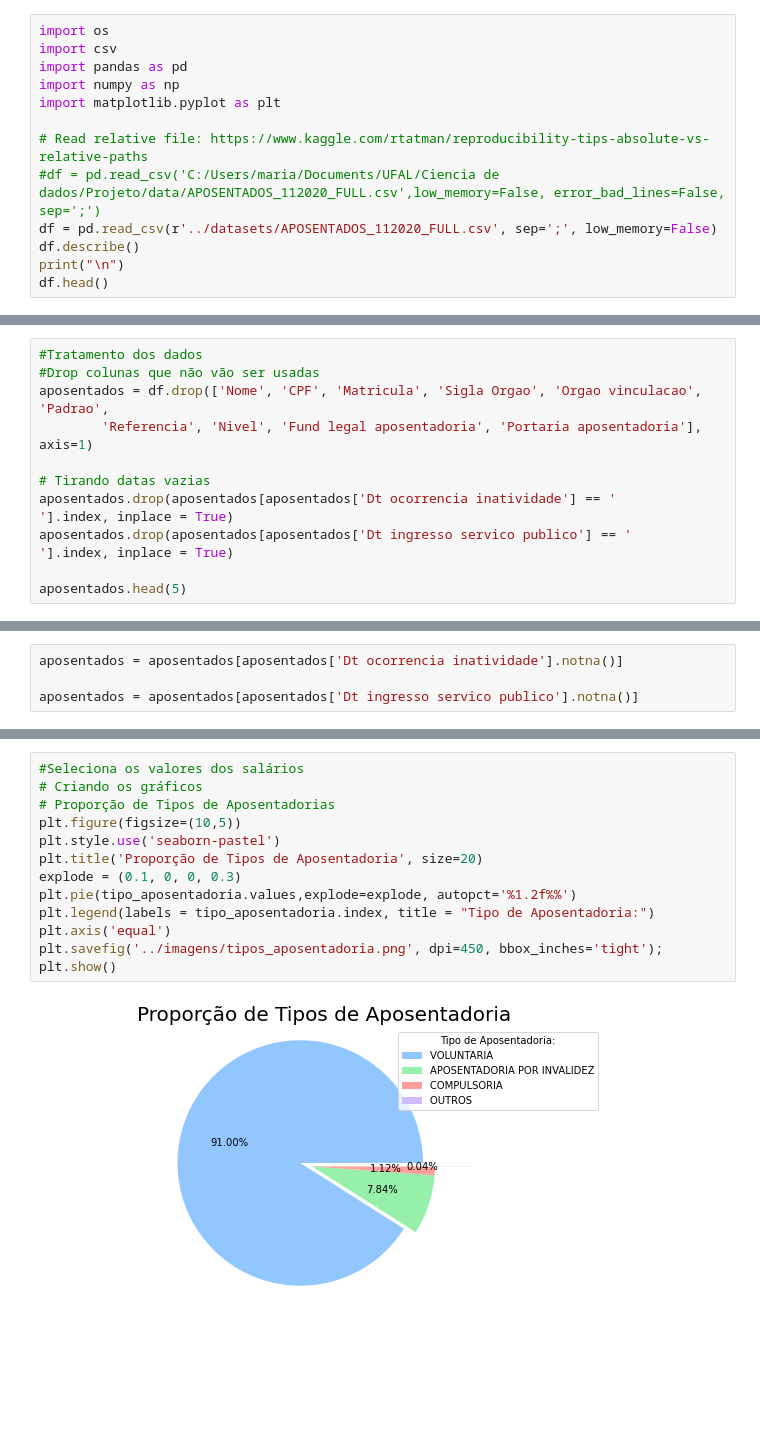
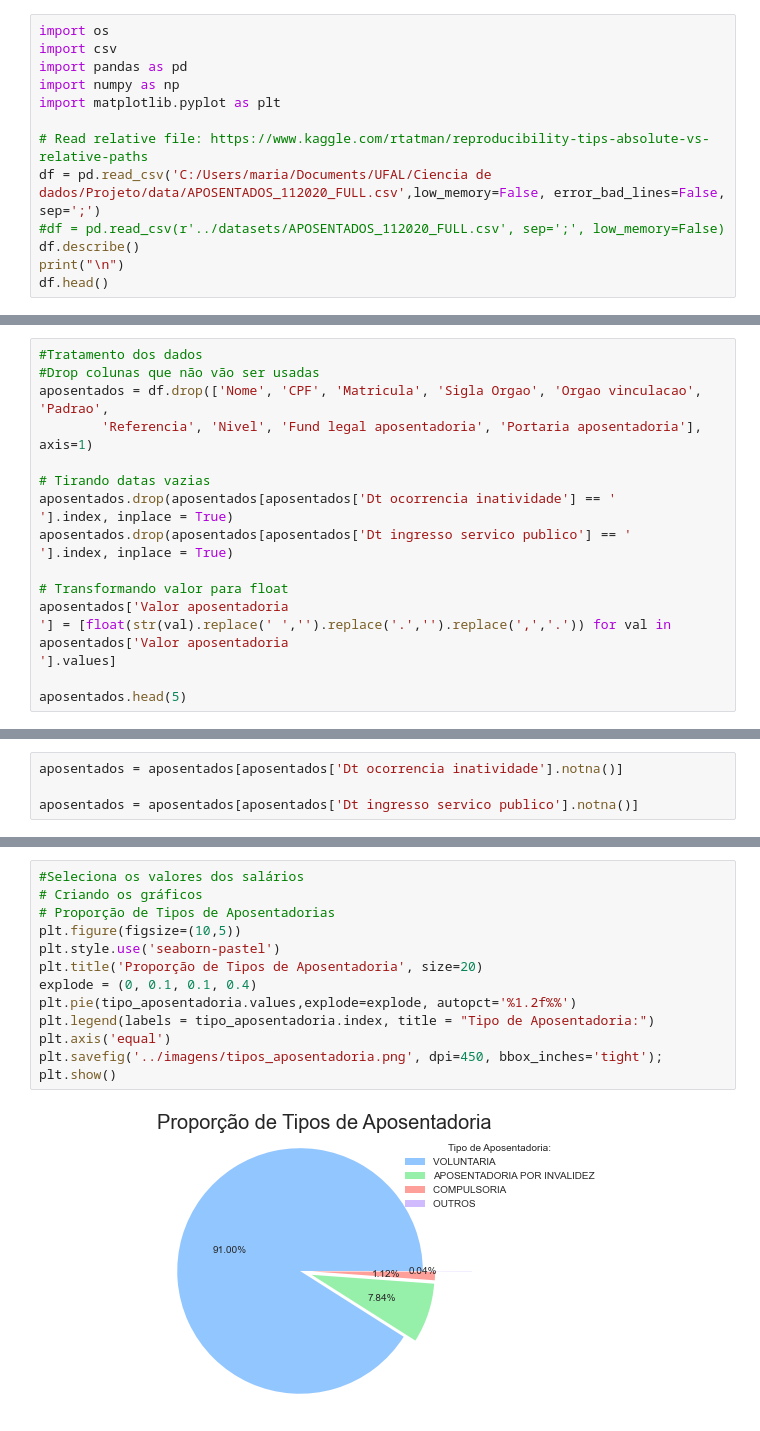
Before and after one commit to NaldoHoracio/datascience-project, a Jupyter notebook: venv_cd/Projeto_Ciencia_de_Dados_Aposentadorias.ipynb, the cells around one changed output, grey strips where cells are left out. Cells and saved outputs as stored; diff of their text form; blank space fills up the shorter version.

```diff
--- a/venv_cd/Projeto_Ciencia_de_Dados_Aposentadorias.ipynb
+++ b/venv_cd/Projeto_Ciencia_de_Dados_Aposentadorias.ipynb
@@ -6,8 +6,8 @@ import numpy as np
 import matplotlib.pyplot as plt
 
 # Read relative file: https://www.kaggle.com/rtatman/reproducibility-tips-absolute-vs-relative-paths
-#df = pd.read_csv('C:/Users/maria/Documents/UFAL/Ciencia de dados/Projeto/data/APOSENTADOS_112020_FULL.csv',low_memory=False, error_bad_lines=False, sep=';')
-df = pd.read_csv(r'../datasets/APOSENTADOS_112020_FULL.csv', sep=';', low_memory=False)
+df = pd.read_csv('C:/Users/maria/Documents/UFAL/Ciencia de dados/Projeto/data/APOSENTADOS_112020_FULL.csv',low_memory=False, error_bad_lines=False, sep=';')
+#df = pd.read_csv(r'../datasets/APOSENTADOS_112020_FULL.csv', sep=';', low_memory=False)
 df.describe()
 print("\n")
 df.head()
@@ -28,6 +29,9 @@ aposentados = df.drop(['Nome', 'CPF', 'Matricula', 'Sigla Orgao', 'Orgao vincula
 aposentados.drop(aposentados[aposentados['Dt ocorrencia inatividade'] == '        '].index, inplace = True)
 aposentados.drop(aposentados[aposentados['Dt ingresso servico publico'] == '        '].index, inplace = True)
 
+# Transformando valor para float
+aposentados['Valor aposentadoria                                                                                                                                                            '] = [float(str(val).replace(' ','').replace('.','').replace(',','.')) for val in aposentados['Valor aposentadoria                                                                                                                                                            '].values]
+
 aposentados.head(5)
 # %% [output]
 |  | Orgao | Cargo emprego | Classe | Tipo aposentadoria | Dt ocorrencia inatividade | Nome ocorrencia | ... |
@@ -163,18 +176,18 @@ tipo_invalidez_orgao = tipo_invalidez['Orgao'].value_counts()
 # %%
 #Seleciona os valores dos salários
 # Criando os gráficos
 # Proporção de Tipos de Aposentadorias
 plt.figure(figsize=(10,5))
 plt.style.use('seaborn-pastel')
 plt.title('Proporção de Tipos de Aposentadoria', size=20)
-explode = (0.1, 0, 0, 0.3)
+explode = (0, 0.1, 0.1, 0.4)
 plt.pie(tipo_aposentadoria.values,explode=explode, autopct='%1.2f%%')
 plt.legend(labels = tipo_aposentadoria.index, title = "Tipo de Aposentadoria:")
 plt.axis('equal')
 plt.savefig('../imagens/tipos_aposentadoria.png', dpi=450, bbox_inches='tight');
 plt.show()
 # %% [output]
-[figure, old version]
+[figure, new version]
 # %%
 # Grafico que apresenta a quantidade de aposentadoria por invalidez
 plt.style.use('seaborn-darkgrid')
```
Also changed, not shown: parts of 20 cells of this notebook, 3 other files.
